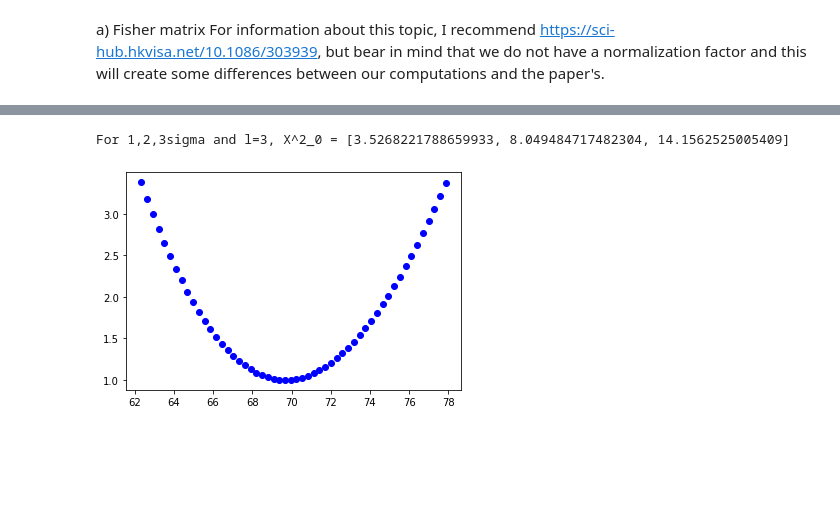
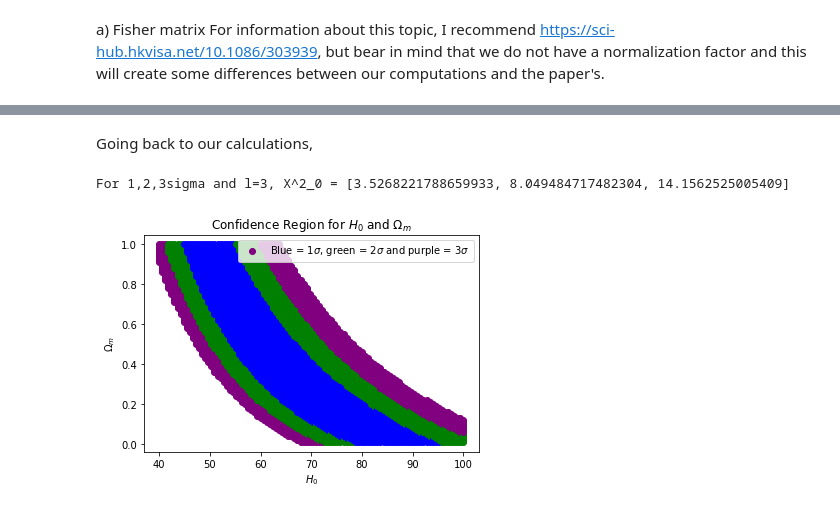
Before and after one commit to eduardojsbarroso/analise_de_dados, a Jupyter notebook: Lista_2.ipynb, the cells around one changed output, grey strips where cells are left out. Saved outputs shown, nothing was run; the diff lists cells and outputs as text; code cells hidden in the pictures; blank space fills up the shorter version.

```diff
--- a/Lista_2.ipynb
+++ b/Lista_2.ipynb
@@ -220,32 +216,40 @@ print(sp2.theta)
+# %% [markdown]
+Going back to our calculations,
 # %%
 x0_list = [scs.chi2.ppf(0.6827, 3), scs.chi2.ppf(0.955, 3), scs.chi2.ppf(0.9973, 3)]
 
 print(f"For 1,2,3sigma and l=3, X^2_0 = {x0_list}")
-
-#To find the confidence region, we must compute the parameter values so that -2ln \lambda < x0
-interval0 = np.linspace(60 ,89, 100)
-for a in interval0:
-    theta0 = [69.68452706,  0.26529616,  0.74561483]
-    theta0[0] = a
-    lambda_f0 = sp1.likelihood_ln(theta0) / sp2.likelihood_ln(sp2.theta['x'])
-    if lambda_f0<3.52:
-        plt.scatter(a, lambda_f0, c='blue')
-print("\n\n")
-interval1 = np.linspace(0.01 ,0.7, 100)
-for b in interval1:
-    theta1 = [69.68452706,  0.26529616,  0.74561483]
-    theta1[1] = b
-    lambda_f1 = sp1.likelihood_ln(theta1) / sp2.likelihood_ln(sp2.theta['x'])
-
-print("\n\n")
-theta_real = (sp1.theta['x'])
-interval2 = np.linspace(0.3 ,1.5, 100)
-for c in interval2:
-    theta2 = [69.68452706,  0.26529616,  0.74561483]
-    theta2[2] = c
-    lambda_f2 = sp1.likelihood_ln(theta2) / sp2.likelihood_ln(sp2.theta['x'])
-
-plt.show()
 # %% [output]
 For 1,2,3sigma and l=3, X^2_0 = [3.5268221788659933, 8.049484717482304, 14.1562525005409]
-[figure, removed]
+# %%
+#To find the confidence region, we must compute the parameter values so that -2ln \lambda < x0
+interval0 = np.linspace(40 ,100, 100)
+interval1 = np.linspace(0.01 ,1.0, 100)
+for a in interval0:
+    for b in interval1:
+        theta0 = [69.68452706,  0.26529616,  0.74561483]
+        theta0[0] = a
+        theta0[1] = b
+        c = ['black']
+        label = ['']
+        try:
+            lambda_f0 = sp1.likelihood_ln(theta0) / sp2.likelihood_ln(sp2.theta['x'])
+            if lambda_f0<3.52:
+                c[0]='blue'
+                label='$1\sigma$'
+            elif lambda_f0 > 3.52 and lambda_f0 <8.049484717482304:
+                c[0]='green'
+                label='$2\sigma$'
+            elif lambda_f0 > 8.049484717482304 and lambda_f0 <14.1562525005409:
+                c[0]='purple'
+                label='$3\sigma$'
+            plt.scatter(a, b, c=c)
+        except ValueError:
+            pass
+plt.legend(['Blue = $1\sigma$, green = $2\sigma$ and purple = $3\sigma$'])
+plt.title('Confidence Region for $H_0$ and $\Omega_m$')
+plt.ylabel('$\Omega_m$')
+plt.xlabel('$H_0$')
+plt.show()
+# %% [output]
+[figure, added]
```
Also changed, not shown: parts of 8 cells of this notebook.
